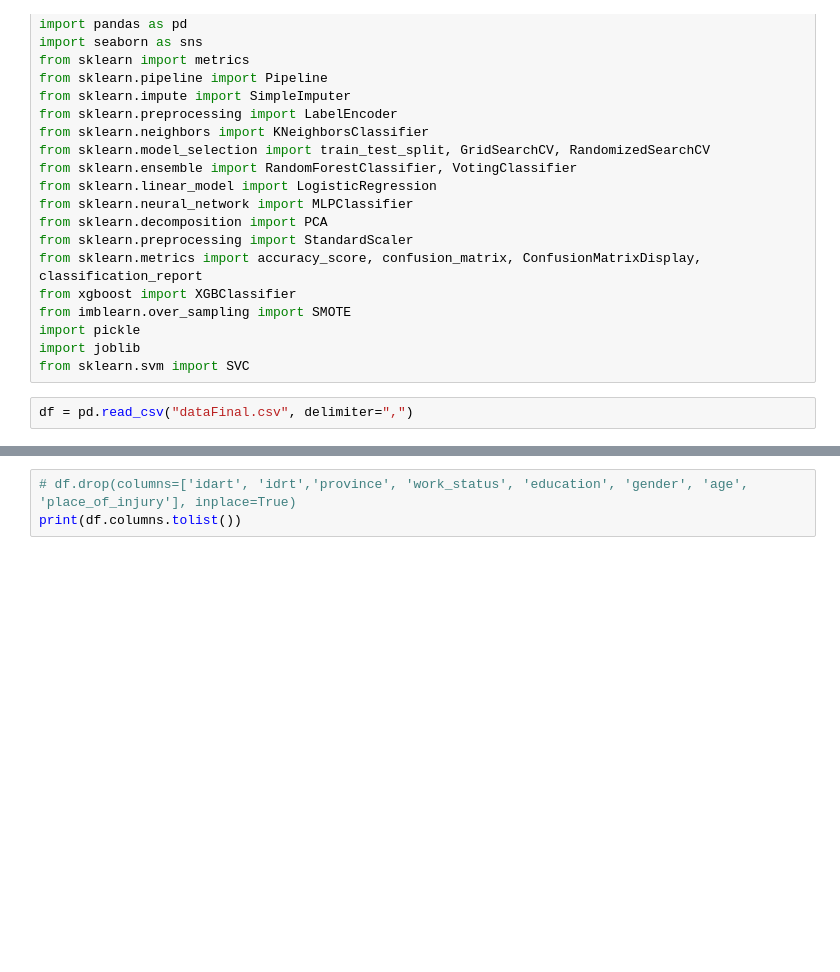
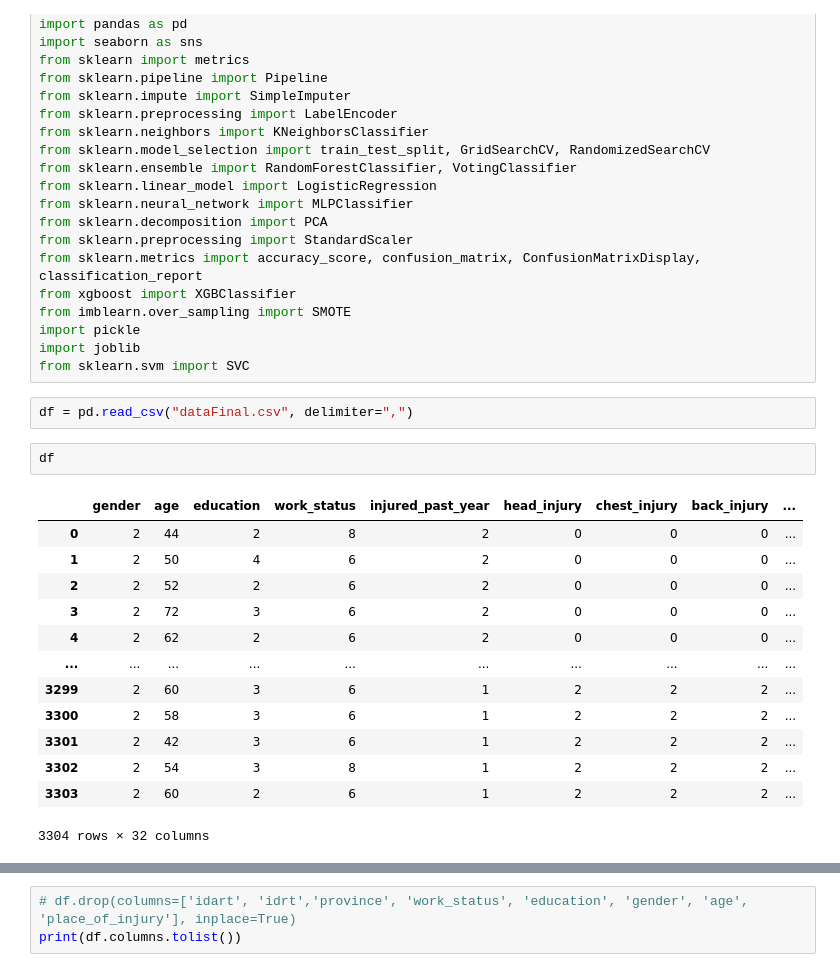
Before and after one commit to PhilipusAdrielTandra/Mental_health_correlation, a Jupyter notebook: Graphs.ipynb, the cells around one changed output, grey strips where cells are left out. Saved outputs shown, nothing was run; the diff lists cells and outputs as text; blank space fills up the shorter version.

```diff
--- a/Graphs.ipynb
+++ b/Graphs.ipynb
@@ -23,6 +23,22 @@ import joblib
 from sklearn.svm import SVC
 # %%
 df = pd.read_csv("dataFinal.csv", delimiter=",")
+# %%
+df
+# %% [output]
+|  | gender | age | education | work_status | injured_past_year | head_injury | chest_injury | back_injury | ... |
+| 0 | 2 | 44 | 2 | 8 | 2 | 0 | 0 | 0 | ... |
+| 1 | 2 | 50 | 4 | 6 | 2 | 0 | 0 | 0 | ... |
+| 2 | 2 | 52 | 2 | 6 | 2 | 0 | 0 | 0 | ... |
+| 3 | 2 | 72 | 3 | 6 | 2 | 0 | 0 | 0 | ... |
+| 4 | 2 | 62 | 2 | 6 | 2 | 0 | 0 | 0 | ... |
+| ... | ... | ... | ... | ... | ... | ... | ... | ... | ... |
+| 3299 | 2 | 60 | 3 | 6 | 1 | 2 | 2 | 2 | ... |
+| 3300 | 2 | 58 | 3 | 6 | 1 | 2 | 2 | 2 | ... |
+| 3301 | 2 | 42 | 3 | 6 | 1 | 2 | 2 | 2 | ... |
+| 3302 | 2 | 54 | 3 | 8 | 1 | 2 | 2 | 2 | ... |
+| 3303 | 2 | 60 | 2 | 6 | 1 | 2 | 2 | 2 | ... |
+3304 rows × 32 columns
 # %%
 plt.figure(figsize=(6,4))
 sns.countplot(x="emotional_mental_health_disorder", data=df, palette="viridis")
```
Also changed, not shown: parts of 9 cells of this notebook, 5 other files.
